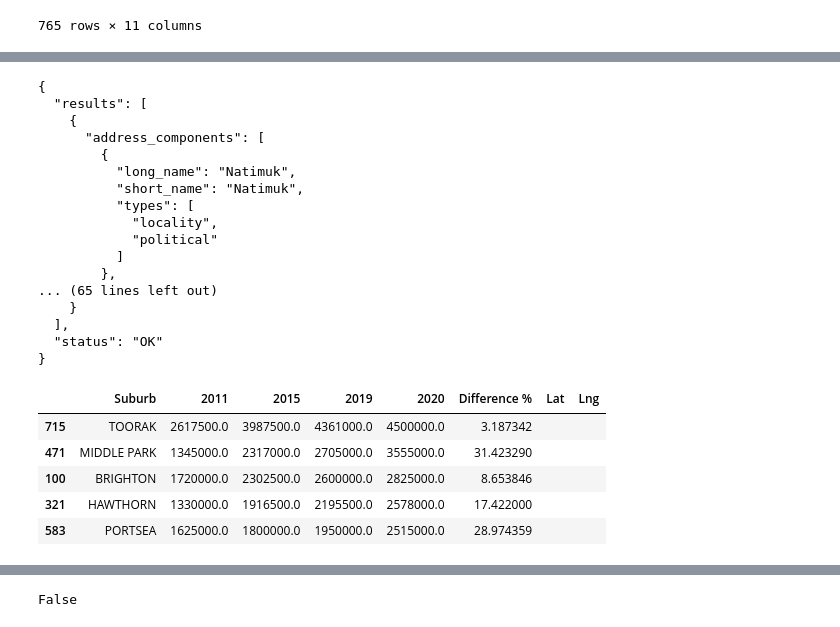
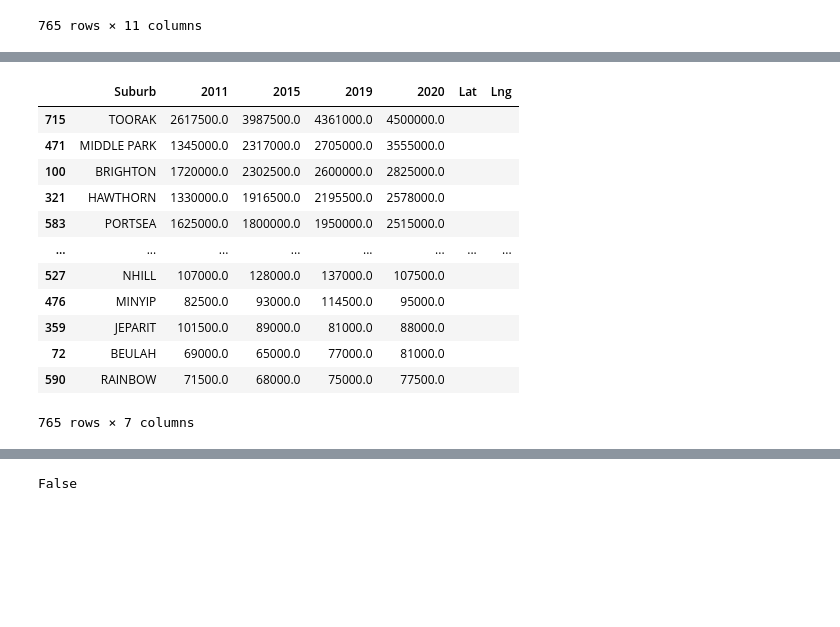
Before and after one commit to LP-116/Project-1, a Jupyter notebook: final suburb analysis.ipynb, the cells around one changed output, grey strips where cells are left out. Saved outputs shown, nothing was run; the diff lists cells and outputs as text; code cells hidden in the pictures; blank space fills up the shorter version.

```diff
--- a/final suburb analysis.ipynb
+++ b/final suburb analysis.ipynb
@@ -306,33 +201,0 @@ target_url = f"https://maps.googleapis.com/maps/api/geocode/json?address={city}&
-# %%
-geo_data = requests.get(target_url).json()
-
-print(json.dumps(geo_data, indent=2, sort_keys=True))
-# %% [output]
-{
-  "results": [
-    {
-      "address_components": [
-        {
-          "long_name": "Natimuk",
-          "short_name": "Natimuk",
-          "types": [
-            "locality",
-            "political"
-          ]
-        },
-... (65 lines left out)
-    }
-  ],
-  "status": "OK"
-}
-# %%
-top_5_2020["Lat"] = ""
-top_5_2020["Lng"] = ""
-top_5_2020
-# %% [output]
-|  | Suburb | 2011 | 2015 | 2019 | 2020 | Difference % | Lat | Lng |
-| 715 | TOORAK | 2617500.0 | 3987500.0 | 4361000.0 | 4500000.0 | 3.187342 |  |  |
-| 471 | MIDDLE PARK | 1345000.0 | 2317000.0 | 2705000.0 | 3555000.0 | 31.423290 |  |  |
-| 100 | BRIGHTON | 1720000.0 | 2302500.0 | 2600000.0 | 2825000.0 | 8.653846 |  |  |
-| 321 | HAWTHORN | 1330000.0 | 1916500.0 | 2195500.0 | 2578000.0 | 17.422000 |  |  |
-| 583 | PORTSEA | 1625000.0 | 1800000.0 | 1950000.0 | 2515000.0 | 28.974359 |  |  |
@@ -339 +204,19 @@ top_5_2020
+# %%
+heat_subs["Lat"] = ""
+heat_subs["Lng"] = ""
+heat_subs
+# %% [output]
+|  | Suburb | 2011 | 2015 | 2019 | 2020 | Lat | Lng |
+| 715 | TOORAK | 2617500.0 | 3987500.0 | 4361000.0 | 4500000.0 |  |  |
+| 471 | MIDDLE PARK | 1345000.0 | 2317000.0 | 2705000.0 | 3555000.0 |  |  |
+| 100 | BRIGHTON | 1720000.0 | 2302500.0 | 2600000.0 | 2825000.0 |  |  |
+| 321 | HAWTHORN | 1330000.0 | 1916500.0 | 2195500.0 | 2578000.0 |  |  |
+| 583 | PORTSEA | 1625000.0 | 1800000.0 | 1950000.0 | 2515000.0 |  |  |
+| ... | ... | ... | ... | ... | ... | ... | ... |
+| 527 | NHILL | 107000.0 | 128000.0 | 137000.0 | 107500.0 |  |  |
+| 476 | MINYIP | 82500.0 | 93000.0 | 114500.0 | 95000.0 |  |  |
+| 359 | JEPARIT | 101500.0 | 89000.0 | 81000.0 | 88000.0 |  |  |
+| 72 | BEULAH | 69000.0 | 65000.0 | 77000.0 | 81000.0 |  |  |
+| 590 | RAINBOW | 71500.0 | 68000.0 | 75000.0 | 77500.0 |  |  |
+765 rows × 7 columns
 # %%
```
Also changed, not shown: parts of 36 cells of this notebook.
